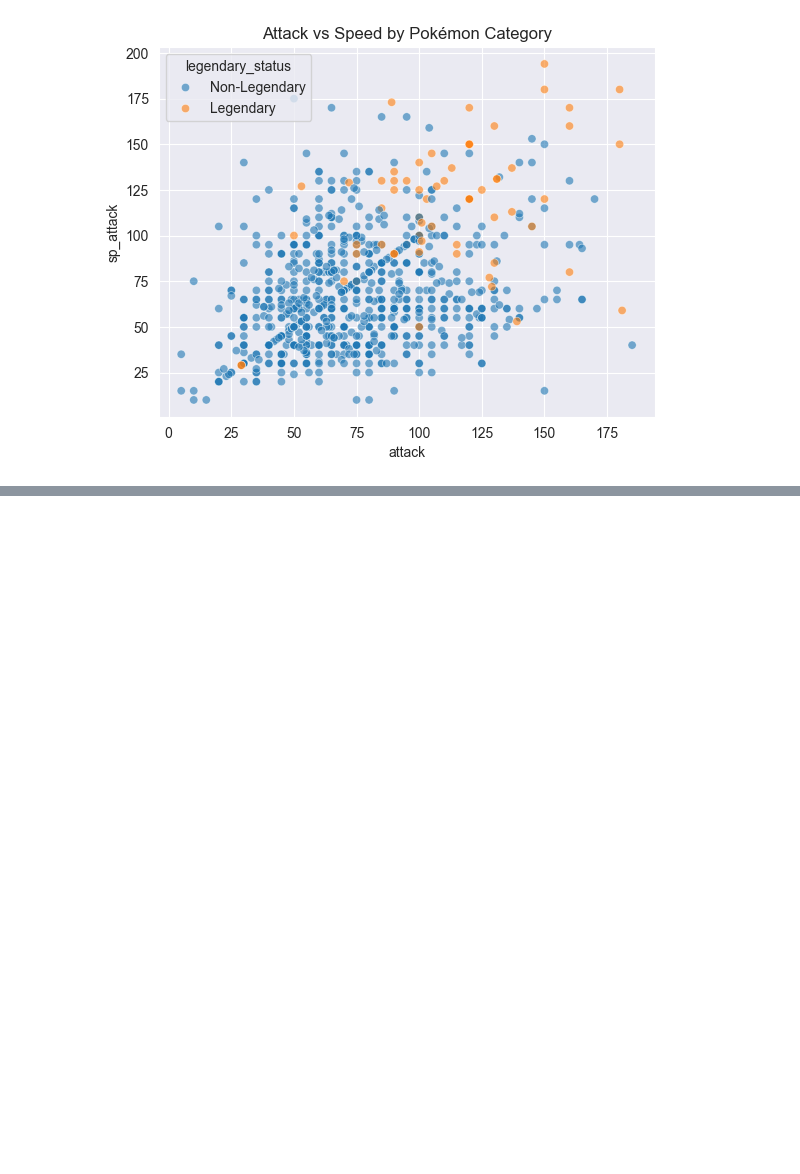
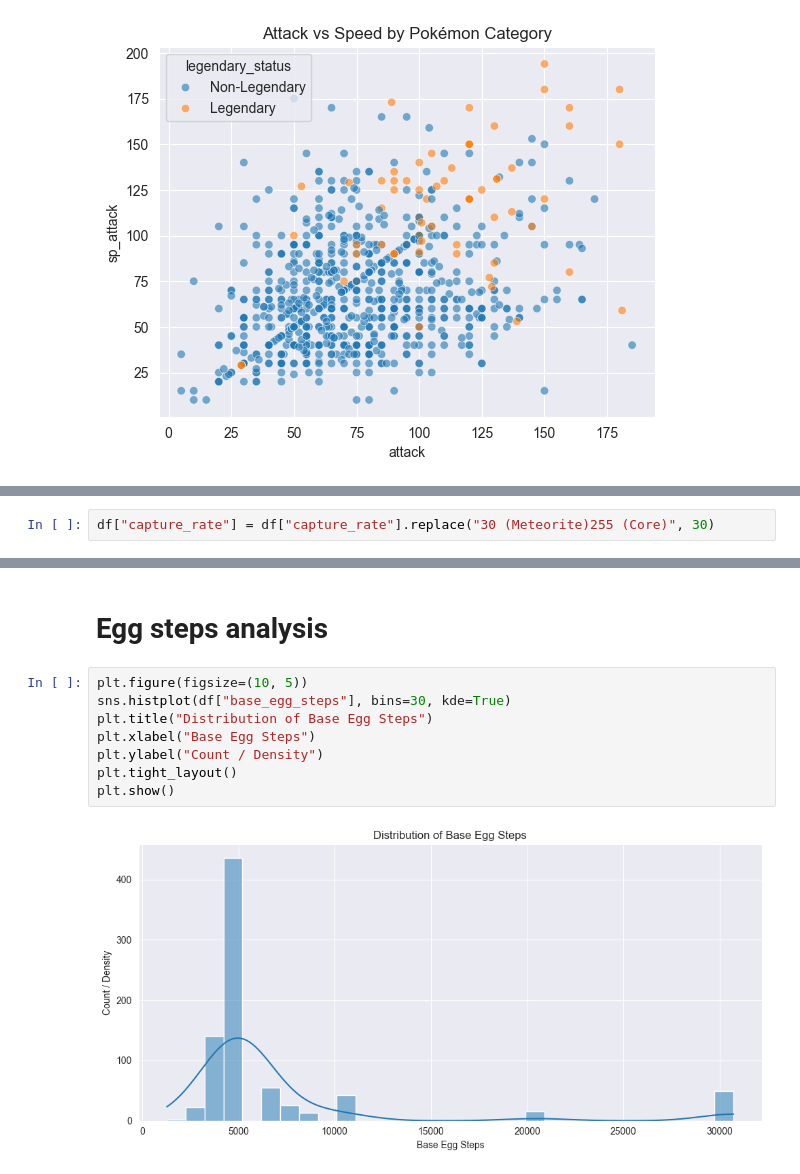
Before and after one commit to Barderus/pokemon-analysis, a Jupyter notebook: Notebooks/01 - New_EDA.ipynb, the cells around one changed output, grey strips where cells are left out. Saved outputs shown, nothing was run; the diff lists cells and outputs as text; blank space fills up the shorter version.

```diff
--- a/Notebooks/01 - New_EDA.ipynb
+++ b/Notebooks/01 - New_EDA.ipynb
@@ -264,0 +324,2 @@ plt.show()
+# %%
+df["capture_rate"] = df["capture_rate"].replace("30 (Meteorite)255 (Core)", 30)
@@ -264,0 +332,12 @@ plt.show()
+# %% [markdown]
+# Egg steps analysis
+# %%
+plt.figure(figsize=(10, 5))
+sns.histplot(df["base_egg_steps"], bins=30, kde=True)
+plt.title("Distribution of Base Egg Steps")
+plt.xlabel("Base Egg Steps")
+plt.ylabel("Count / Density")
+plt.tight_layout()
+plt.show()
+# %% [output]
+[figure, added]
```
Also changed, not shown: parts of 16 cells of this notebook.
